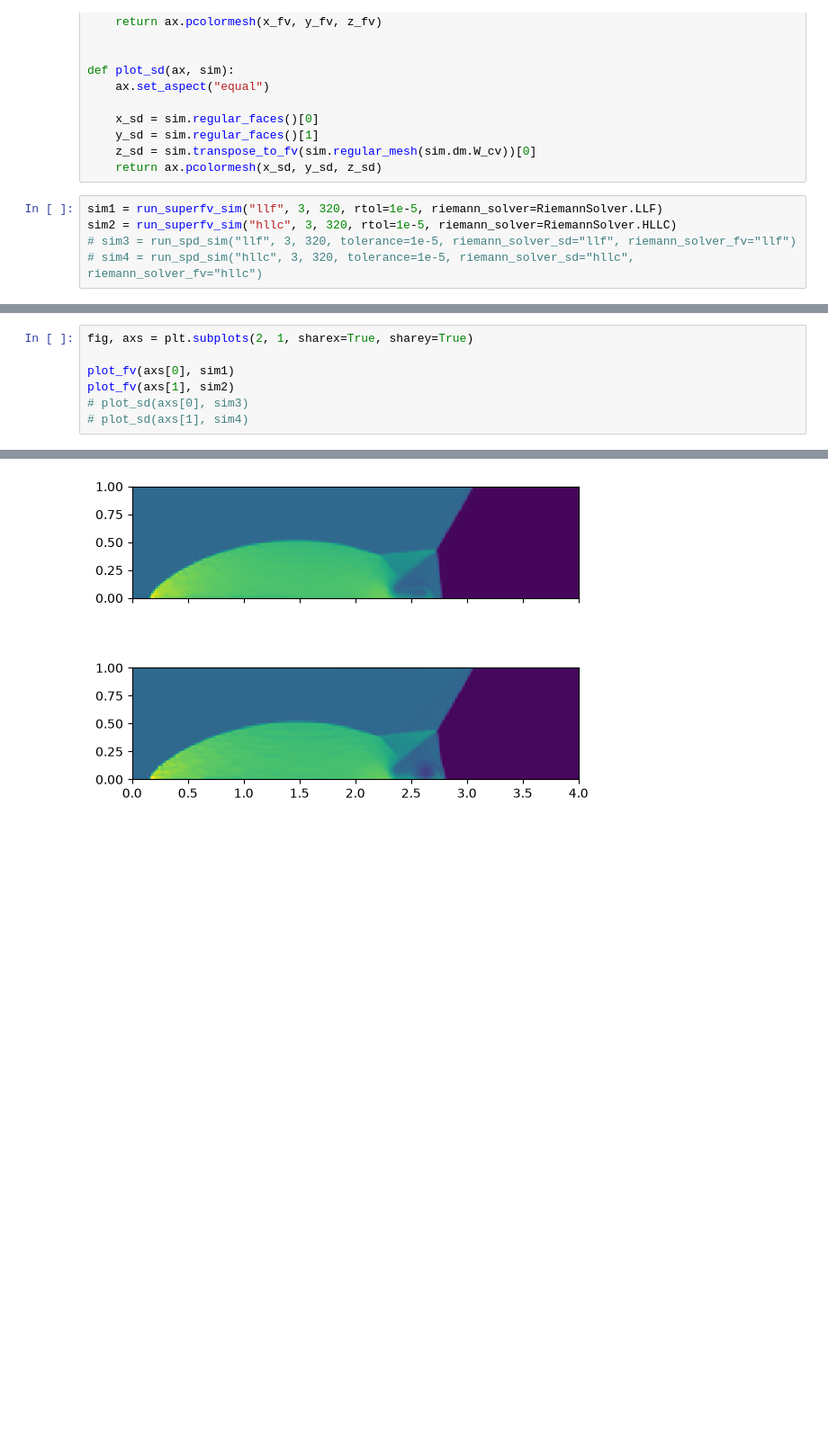
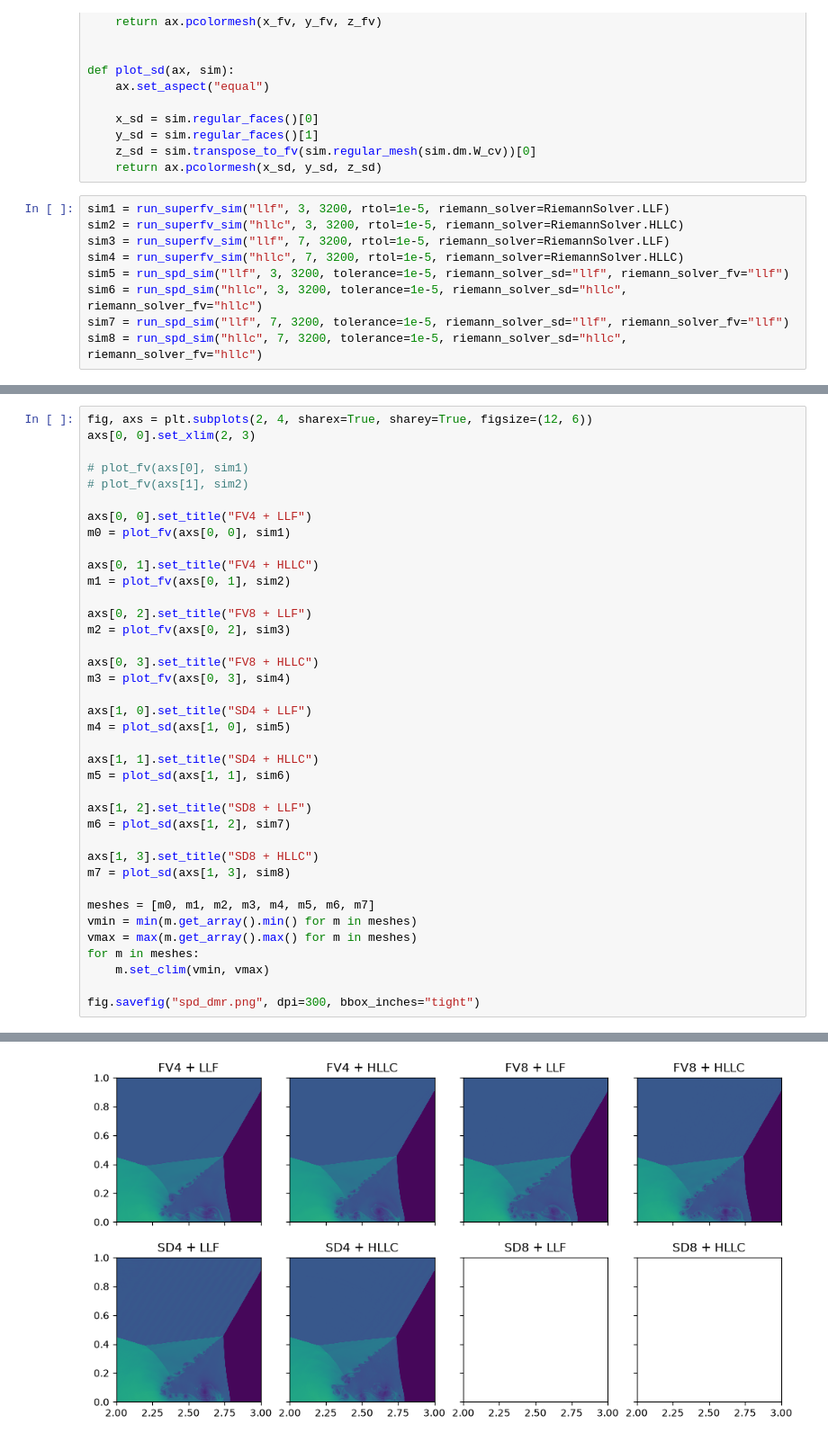
Before and after one commit to jpalafou/superfv, a Jupyter notebook: sd-compare/double-mach-reflection/notebook.ipynb, the cells around one changed output, grey strips where cells are left out. Shown at 90% size. Cells and saved outputs as stored; diff of their text form; blank space fills up the shorter version.

```diff
--- a/sd-compare/double-mach-reflection/notebook.ipynb
+++ b/sd-compare/double-mach-reflection/notebook.ipynb
@@ -20,8 +20,12 @@ def plot_sd(ax, sim):
     z_sd = sim.transpose_to_fv(sim.regular_mesh(sim.dm.W_cv))[0]
     return ax.pcolormesh(x_sd, y_sd, z_sd)
 # %%
-sim1 = run_superfv_sim("llf", 3, 320, rtol=1e-5, riemann_solver=RiemannSolver.LLF)
-sim2 = run_superfv_sim("hllc", 3, 320, rtol=1e-5, riemann_solver=RiemannSolver.HLLC)
-# sim3 = run_spd_sim("llf", 3, 320, tolerance=1e-5, riemann_solver_sd="llf", riemann_solver_fv="llf")
-# sim4 = run_spd_sim("hllc", 3, 320, tolerance=1e-5, riemann_solver_sd="hllc", riemann_solver_fv="hllc")
+sim1 = run_superfv_sim("llf", 3, 3200, rtol=1e-5, riemann_solver=RiemannSolver.LLF)
+sim2 = run_superfv_sim("hllc", 3, 3200, rtol=1e-5, riemann_solver=RiemannSolver.HLLC)
+sim3 = run_superfv_sim("llf", 7, 3200, rtol=1e-5, riemann_solver=RiemannSolver.LLF)
+sim4 = run_superfv_sim("hllc", 7, 3200, rtol=1e-5, riemann_solver=RiemannSolver.HLLC)
+sim5 = run_spd_sim("llf", 3, 3200, tolerance=1e-5, riemann_solver_sd="llf", riemann_solver_fv="llf")
+sim6 = run_spd_sim("hllc", 3, 3200, tolerance=1e-5, riemann_solver_sd="hllc", riemann_solver_fv="hllc")
+sim7 = run_spd_sim("llf", 7, 3200, tolerance=1e-5, riemann_solver_sd="llf", riemann_solver_fv="llf")
+sim8 = run_spd_sim("hllc", 7, 3200, tolerance=1e-5, riemann_solver_sd="hllc", riemann_solver_fv="hllc")
 # %% [output]
@@ -32,8 +44,39 @@ Loaded output from '/scratch/gpfs/jp7427/FVvsSD/double-mach-reflection/FV_hllc_N
 # %%
-fig, axs = plt.subplots(2, 1, sharex=True, sharey=True)
+fig, axs = plt.subplots(2, 4, sharex=True, sharey=True, figsize=(12, 6))
+axs[0, 0].set_xlim(2, 3)
 
-plot_fv(axs[0], sim1)
-plot_fv(axs[1], sim2)
-# plot_sd(axs[0], sim3)
-# plot_sd(axs[1], sim4)
+# plot_fv(axs[0], sim1)
+# plot_fv(axs[1], sim2)
+
+axs[0, 0].set_title("FV4 + LLF")
+m0 = plot_fv(axs[0, 0], sim1)
+
+axs[0, 1].set_title("FV4 + HLLC")
+m1 = plot_fv(axs[0, 1], sim2)
+
+axs[0, 2].set_title("FV8 + LLF")
+m2 = plot_fv(axs[0, 2], sim3)
+
+axs[0, 3].set_title("FV8 + HLLC")
+m3 = plot_fv(axs[0, 3], sim4)
+
+axs[1, 0].set_title("SD4 + LLF")
+m4 = plot_sd(axs[1, 0], sim5)
+
+axs[1, 1].set_title("SD4 + HLLC")
+m5 = plot_sd(axs[1, 1], sim6)
+
+axs[1, 2].set_title("SD8 + LLF")
+m6 = plot_sd(axs[1, 2], sim7)
+
+axs[1, 3].set_title("SD8 + HLLC")
+m7 = plot_sd(axs[1, 3], sim8)
+
+meshes = [m0, m1, m2, m3, m4, m5, m6, m7]
+vmin = min(m.get_array().min() for m in meshes)
+vmax = max(m.get_array().max() for m in meshes)
+for m in meshes:
+    m.set_clim(vmin, vmax)
+
+fig.savefig("spd_dmr.png", dpi=300, bbox_inches="tight")
 # %% [output]
@@ -41 +87 @@ plot_fv(axs[1], sim2)
-[figure, old version]
+[figure, new version]
```
Also changed, not shown: parts of 3 cells of this notebook, 1 other file.
